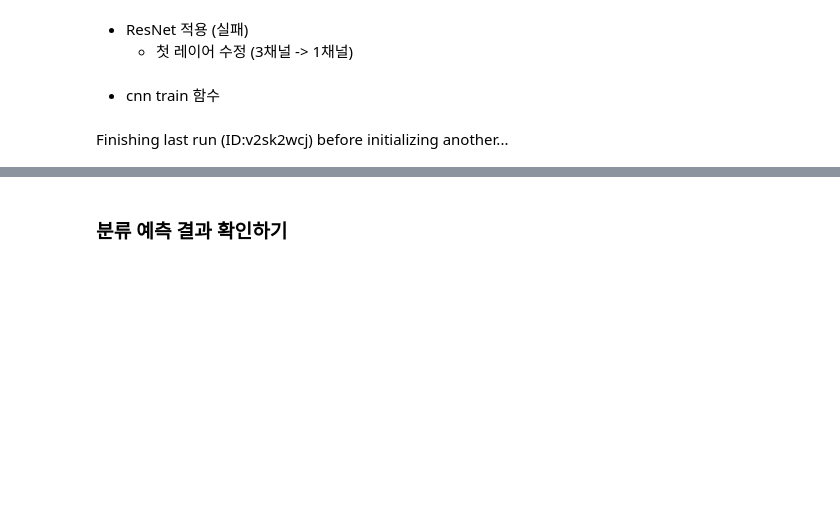
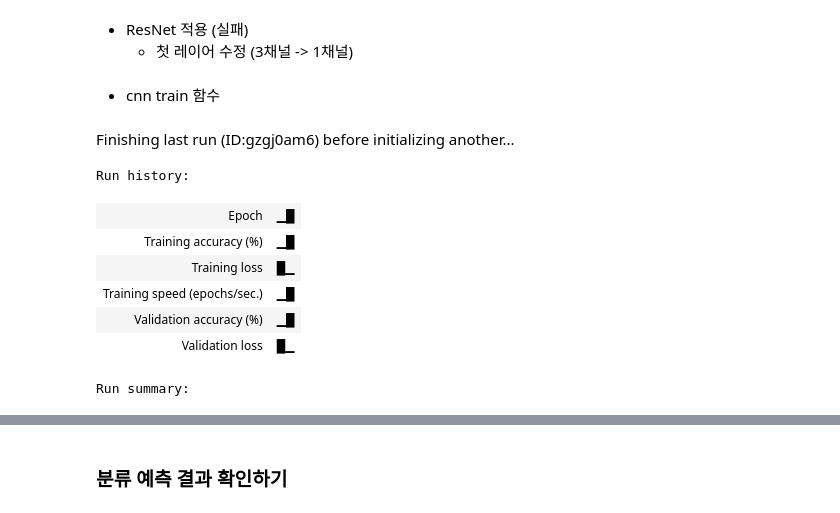
Before and after one commit to jeong202017/Deep_L_P, a Jupyter notebook: homework3.ipynb, the cells around one changed output, grey strips where cells are left out. Saved outputs shown, nothing was run; the diff lists cells and outputs as text; code cells hidden in the pictures; blank space fills up the shorter version.

Commit message:
hw3_last

```diff
--- a/homework3.ipynb
+++ b/homework3.ipynb
@@ -256,52 +256,56 @@ def get_cnn_model():
 - cnn train 함수
 # %%
 def main():
-  run_time_str = datetime.now().astimezone().strftime('%Y-%m-%d_%H-%M-%S')
+    run_time_str = datetime.now().astimezone().strftime('%Y-%m-%d_%H-%M-%S')
 
-  config = {
-    'epochs': 1000,
-    'batch_size': 32,
-    'validation_intervals': 10,
-    'learning_rate': 0.001,
-    'early_stop_patience': 20,
-    'early_stop_delta': 0.0001
-  }
+    config = {
+        'epochs': 1000,
+        'batch_size': 64,
+        'validation_intervals': 30,
+        'learning_rate': 0.01,
+        'early_stop_patience': 3,
+        'early_stop_delta': 0.001
+    }
 
-  project_name = "cnn_mnist"
-  wandb.init(
-    # mode="online" if args.wandb else "disabled",
-    project=project_name,
-    notes="mnist experiment with cnn",
-    tags=["cnn", "mnist"],
-    name="[resnet]"+run_time_str,
-    config=config
-  )
-  print()
-  print(wandb.config)
+    project_name = "cnn_mnist"
+    wandb.init(
+        project=project_name,
+        notes="MNIST experiment with CNN",
+        tags=["cnn", "mnist"],
+        name=f"[cnn]{run_time_str}",
+        config=config
+    )
+    print()
+    print(wandb.config)
 
-  device = torch.device("cuda:0" if torch.cuda.is_available() else "cpu")
-  print(f"Training on device {device}.")
+    device = torch.device("cuda:0" if torch.cuda.is_available() else "cpu")
+    print(f"Training on device {device}.")
 
-  train_data_loader, validation_data_loader, mnist_transforms = get_fashion_mnist_data()
-  model = get_cnn_model(n_output=10, pretrained=True)
-  model.to(device)
-  wandb.watch(model)
+    train_data_loader, validation_data_loader, mnist_transforms = get_fashion_mnist_data()
+    model = get_cnn_model()
+    model.to(device)
+    wandb.watch(model)
 
-  from torchinfo import summary
-  summary(model=model, input_size=(1, 1, 28, 28))
+    optimizer = optim.SGD(model.parameters(), lr=wandb.config.learning_rate)
 
-  optimizer = optim.SGD(model.parameters(), lr=wandb.config.learning_rate)
+    classification_trainer = ClassificationTrainer(
+        project_name, model, optimizer, train_data_loader, validation_data_loader, mnist_transforms,
+        run_time_str, wandb, device, "./checkpoints"
+    )
+    classification_trainer.train_loop()
 
-  classification_trainer = ClassificationTrainer(
-    project_name, model, optimizer, train_data_loader, validation_data_loader, mnist_transforms,
-    run_time_str, wandb, device, CHECKPOINT_FILE_PATH
-  )
-  classification_trainer.train_loop()
-
-  wandb.finish()
+    wandb.finish()
 
 
 if __name__ == "__main__":
-  main()
+    main()
 # %% [output]
-Finishing last run (ID:v2sk2wcj) before initializing another...
+Finishing last run (ID:gzgj0am6) before initializing another...
+Run history:
+| Epoch | ▁█ |
+| Training accuracy (%) | ▁█ |
+| Training loss | █▁ |
+| Training speed (epochs/sec.) | ▁█ |
+| Validation accuracy (%) | ▁█ |
+| Validation loss | █▁ |
+Run summary:
```
Also changed, not shown: parts of 8 cells of this notebook.
